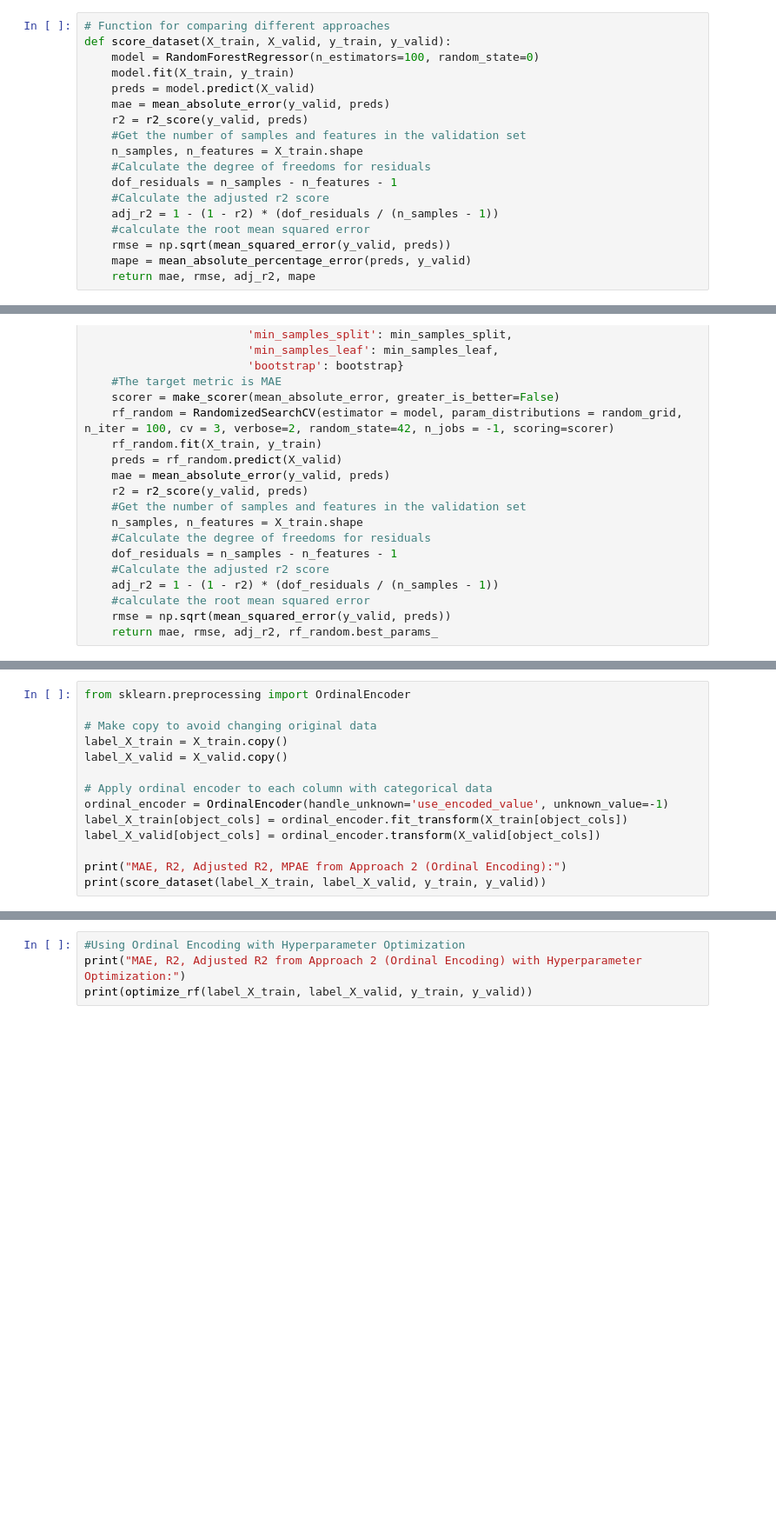
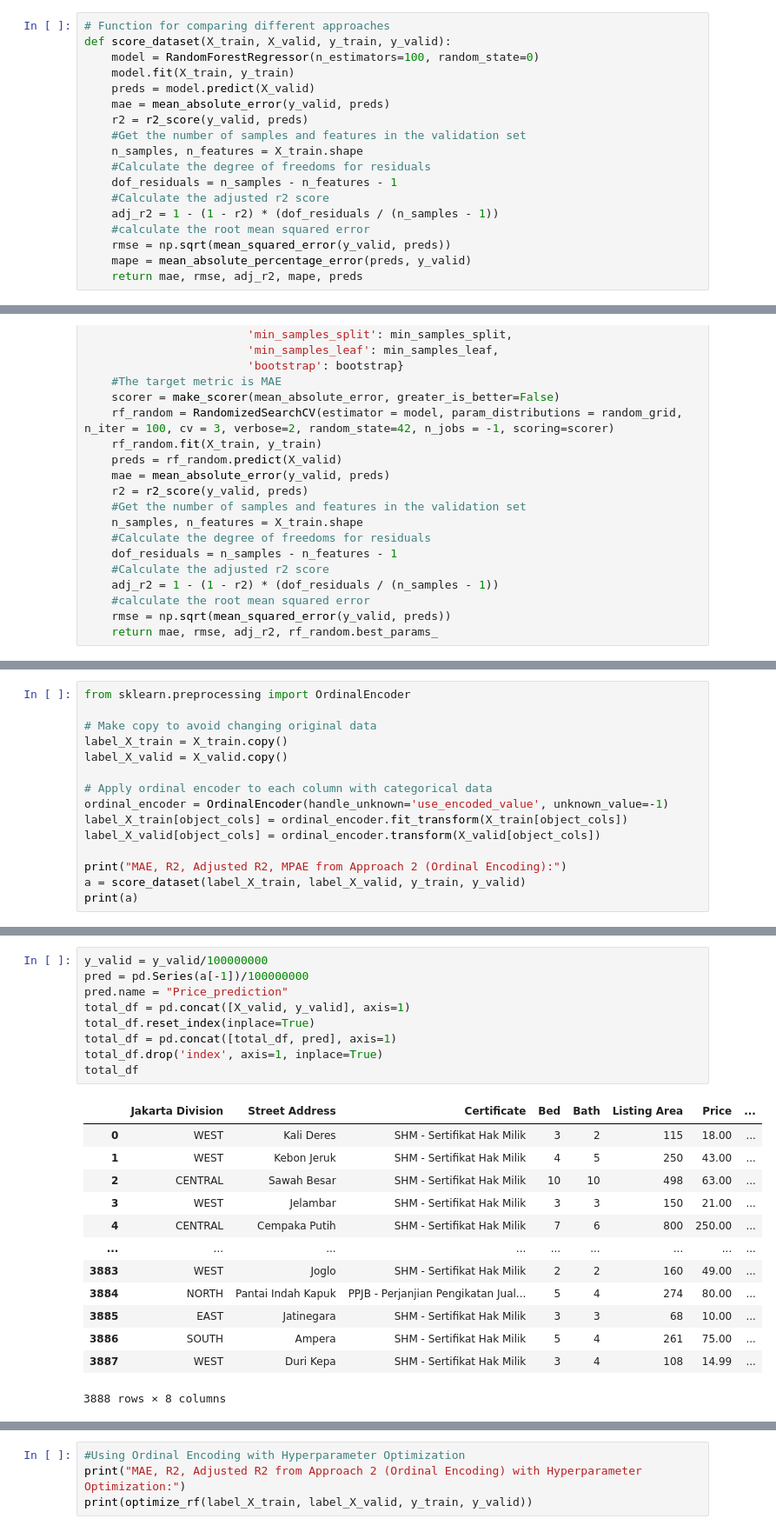
Before and after one commit to thebee99/InHousePredictor, a Jupyter notebook: code/House Price Prediction_sklearnRandomForest.ipynb, the cells around one changed output, grey strips where cells are left out. Shown: that part at 87% size. Drawn from its saved outputs; the diff is of its cells as text; blank space fills up the shorter version.

```diff
--- a/code/House Price Prediction_sklearnRandomForest.ipynb
+++ b/code/House Price Prediction_sklearnRandomForest.ipynb
@@ -112,7 +112,7 @@ def score_dataset(X_train, X_valid, y_train, y_valid):
     #calculate the root mean squared error
     rmse = np.sqrt(mean_squared_error(y_valid, preds))
     mape = mean_absolute_percentage_error(preds, y_valid)
-    return mae, rmse, adj_r2, mape
+    return mae, rmse, adj_r2, mape, preds
 # %%
 # Function to optimize hyperparameters for Random Forest
 #Return the parameters that give the best MAE
@@ -170,6 +171,7 @@ label_X_train[object_cols] = ordinal_encoder.fit_transform(X_train[object_cols])
 label_X_valid[object_cols] = ordinal_encoder.transform(X_valid[object_cols])
 
 print("MAE, R2, Adjusted R2, MPAE from Approach 2 (Ordinal Encoding):")
-print(score_dataset(label_X_train, label_X_valid, y_train, y_valid))
+a = score_dataset(label_X_train, label_X_valid, y_train, y_valid)
+print(a)
 # %% [output]
 MAE, R2, Adjusted R2, MPAE from Approach 2 (Ordinal Encoding):
@@ -176,0 +180,23 @@ MAE, R2, Adjusted R2, MPAE from Approach 2 (Ordinal Encoding):
+# %%
+y_valid = y_valid/100000000
+pred = pd.Series(a[-1])/100000000
+pred.name = "Price_prediction"
+total_df = pd.concat([X_valid, y_valid], axis=1)
+total_df.reset_index(inplace=True)
+total_df = pd.concat([total_df, pred], axis=1)
+total_df.drop('index', axis=1, inplace=True)
+total_df
+# %% [output]
+|  | Jakarta Division | Street Address | Certificate | Bed | Bath | Listing Area | Price | ... |
+| 0 | WEST | Kali Deres | SHM - Sertifikat Hak Milik | 3 | 2 | 115 | 18.00 | ... |
+| 1 | WEST | Kebon Jeruk | SHM - Sertifikat Hak Milik | 4 | 5 | 250 | 43.00 | ... |
+| 2 | CENTRAL | Sawah Besar | SHM - Sertifikat Hak Milik | 10 | 10 | 498 | 63.00 | ... |
+| 3 | WEST | Jelambar | SHM - Sertifikat Hak Milik | 3 | 3 | 150 | 21.00 | ... |
+| 4 | CENTRAL | Cempaka Putih | SHM - Sertifikat Hak Milik | 7 | 6 | 800 | 250.00 | ... |
+| ... | ... | ... | ... | ... | ... | ... | ... | ... |
+| 3883 | WEST | Joglo | SHM - Sertifikat Hak Milik | 2 | 2 | 160 | 49.00 | ... |
+| 3884 | NORTH | Pantai Indah Kapuk | PPJB - Perjanjian Pengikatan Jual... | 5 | 4 | 274 | 80.00 | ... |
+| 3885 | EAST | Jatinegara | SHM - Sertifikat Hak Milik | 3 | 3 | 68 | 10.00 | ... |
+| 3886 | SOUTH | Ampera | SHM - Sertifikat Hak Milik | 5 | 4 | 261 | 75.00 | ... |
+| 3887 | WEST | Duri Kepa | SHM - Sertifikat Hak Milik | 3 | 4 | 108 | 14.99 | ... |
+3888 rows × 8 columns
```
Also changed, not shown: parts of 5 cells of this notebook.
